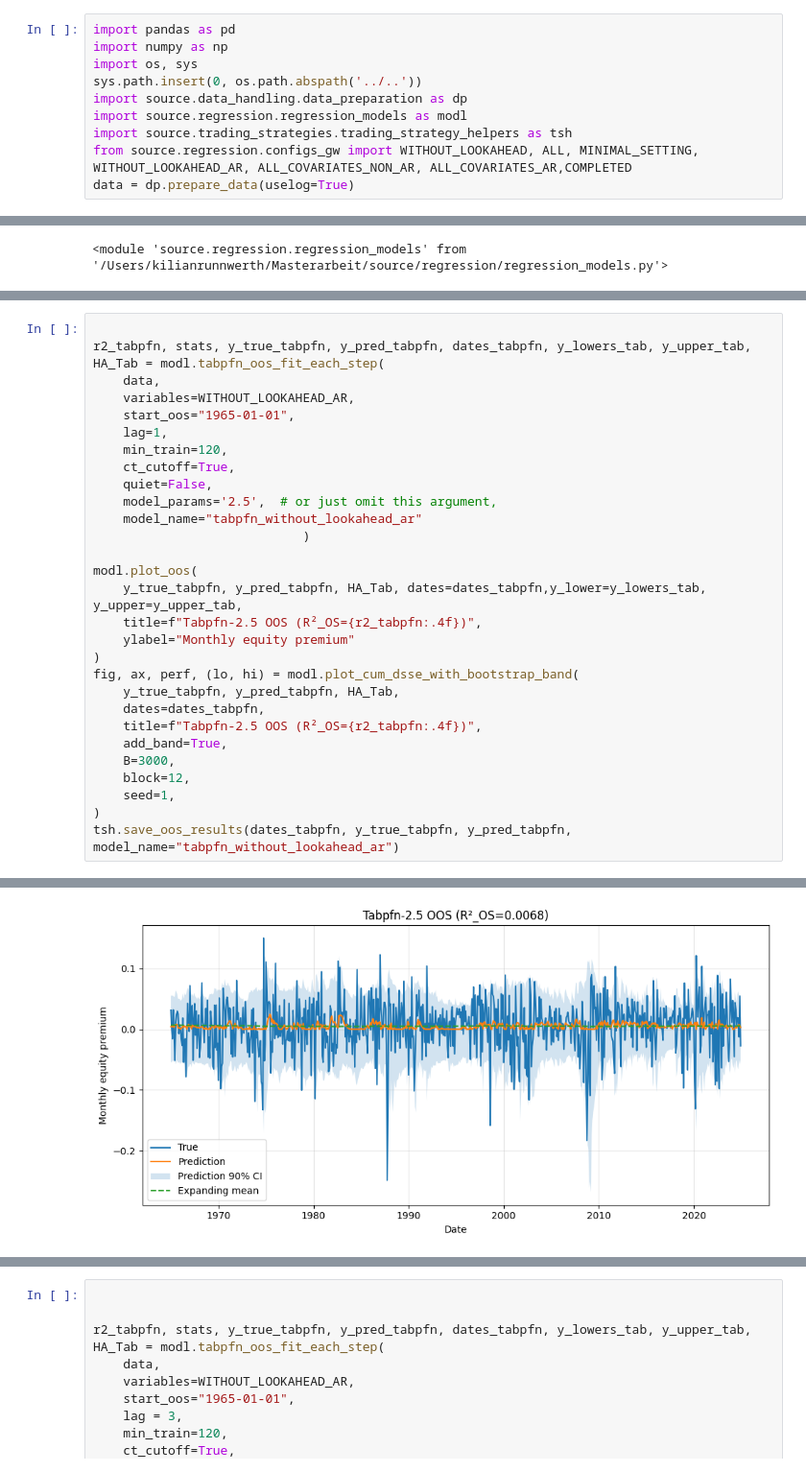
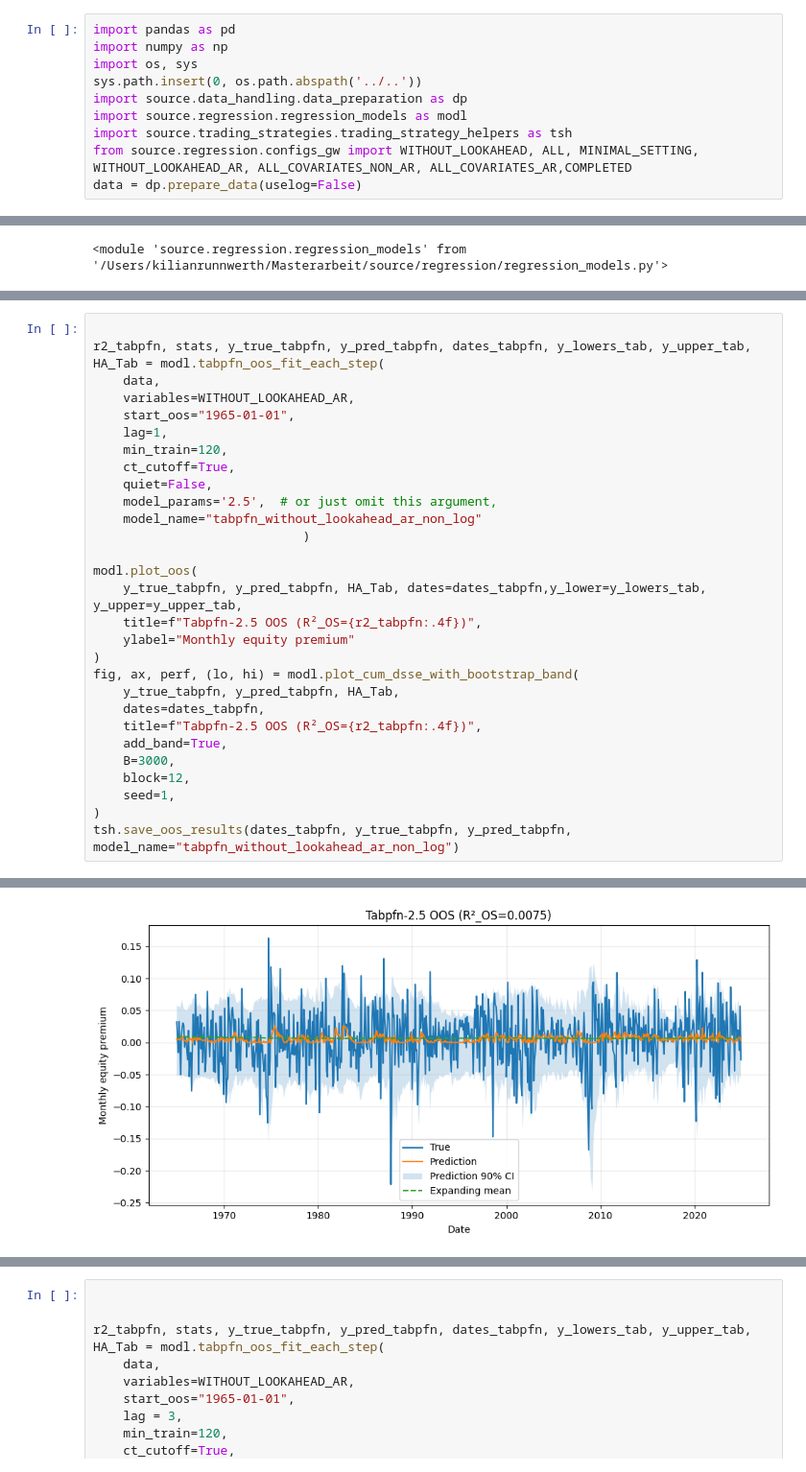
Before and after one commit to KiliTili/Masterarbeit, a Jupyter notebook: Notebooks/Benchmark/modelling_regression.ipynb, the cells around one changed output, grey strips where cells are left out. Shown at 96% size. Saved outputs shown, nothing was run; the diff lists cells and outputs as text.

Commit message:
nonlog tabpfn

```diff
--- a/Notebooks/Benchmark/modelling_regression.ipynb
+++ b/Notebooks/Benchmark/modelling_regression.ipynb
@@ -7,6 +7,6 @@ import source.data_handling.data_preparation as dp
 import source.regression.regression_models as modl
 import source.trading_strategies.trading_strategy_helpers as tsh
 from source.regression.configs_gw import WITHOUT_LOOKAHEAD, ALL, MINIMAL_SETTING, WITHOUT_LOOKAHEAD_AR, ALL_COVARIATES_NON_AR, ALL_COVARIATES_AR,COMPLETED
-data = dp.prepare_data(uselog=True)
+data = dp.prepare_data(uselog=False)
 # %%
 
@@ -155,7 +155,7 @@ r2_tabpfn, stats, y_true_tabpfn, y_pred_tabpfn, dates_tabpfn, y_lowers_tab, y_up
     ct_cutoff=True,
     quiet=False,
     model_params='2.5',  # or just omit this argument,
-    model_name="tabpfn_without_lookahead_ar"
+    model_name="tabpfn_without_lookahead_ar_non_log"
                             )
 
 modl.plot_oos(
@@ -172,7 +172,7 @@ fig, ax, perf, (lo, hi) = modl.plot_cum_dsse_with_bootstrap_band(
     block=12,
     seed=1,
 )
-tsh.save_oos_results(dates_tabpfn, y_true_tabpfn, y_pred_tabpfn, model_name="tabpfn_without_lookahead_ar")
+tsh.save_oos_results(dates_tabpfn, y_true_tabpfn, y_pred_tabpfn, model_name="tabpfn_without_lookahead_ar_non_log")
 # %% [output]
 1965-01-01 00:00:00
 0.8275862068965517
@@ -194,2 +194,2 @@ CT Eval Summary: {'timing_spread': 0.0017031718304266496, 'share_in_market': 0.7
-[figure, old version]
+[figure, new version]
 Appended model results to: ../../Data/ModelData/oos_predictions.csv
```
Also changed, not shown: parts of 5 cells of this notebook, 2 other files.
